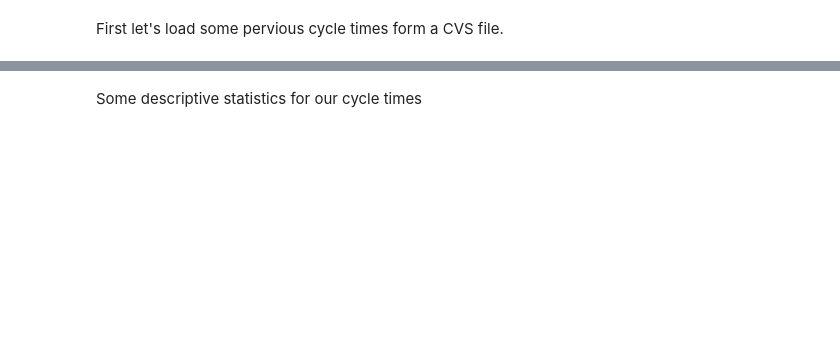
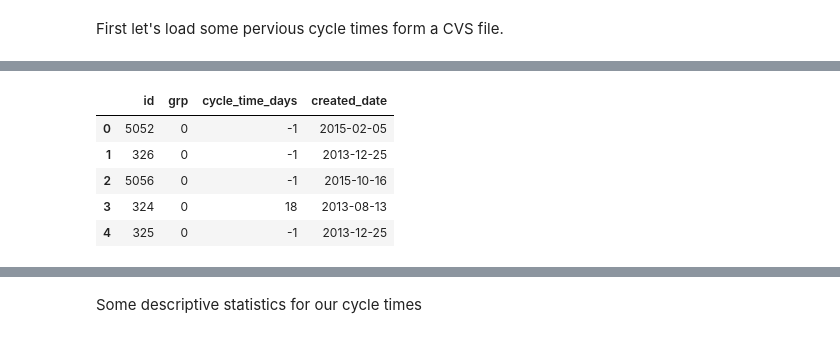
Before and after one commit to rueedlinger/monte-carlo-simulation, a Jupyter notebook: notebooks/forecasting_with_monte_carlo.ipynb, the cells around one changed output, grey strips where cells are left out. Drawn from its saved outputs; the diff is of its cells as text; code cells hidden in the pictures; blank space fills up the shorter version.

```diff
--- a/notebooks/forecasting_with_monte_carlo.ipynb
+++ b/notebooks/forecasting_with_monte_carlo.ipynb
@@ -33,0 +43,9 @@ Next let's look at the data and plot them as histgograms and boxplot.
+# %%
+df.head()
+# %% [output]
+|  | id | grp | cycle_time_days | created_date |
+| 0 | 5052 | 0 | -1 | 2015-02-05 |
+| 1 | 326 | 0 | -1 | 2013-12-25 |
+| 2 | 5056 | 0 | -1 | 2015-10-16 |
+| 3 | 324 | 0 | 18 | 2013-08-13 |
+| 4 | 325 | 0 | -1 | 2013-12-25 |
```
Also changed, not shown: parts of 23 cells of this notebook, 1 other file.
